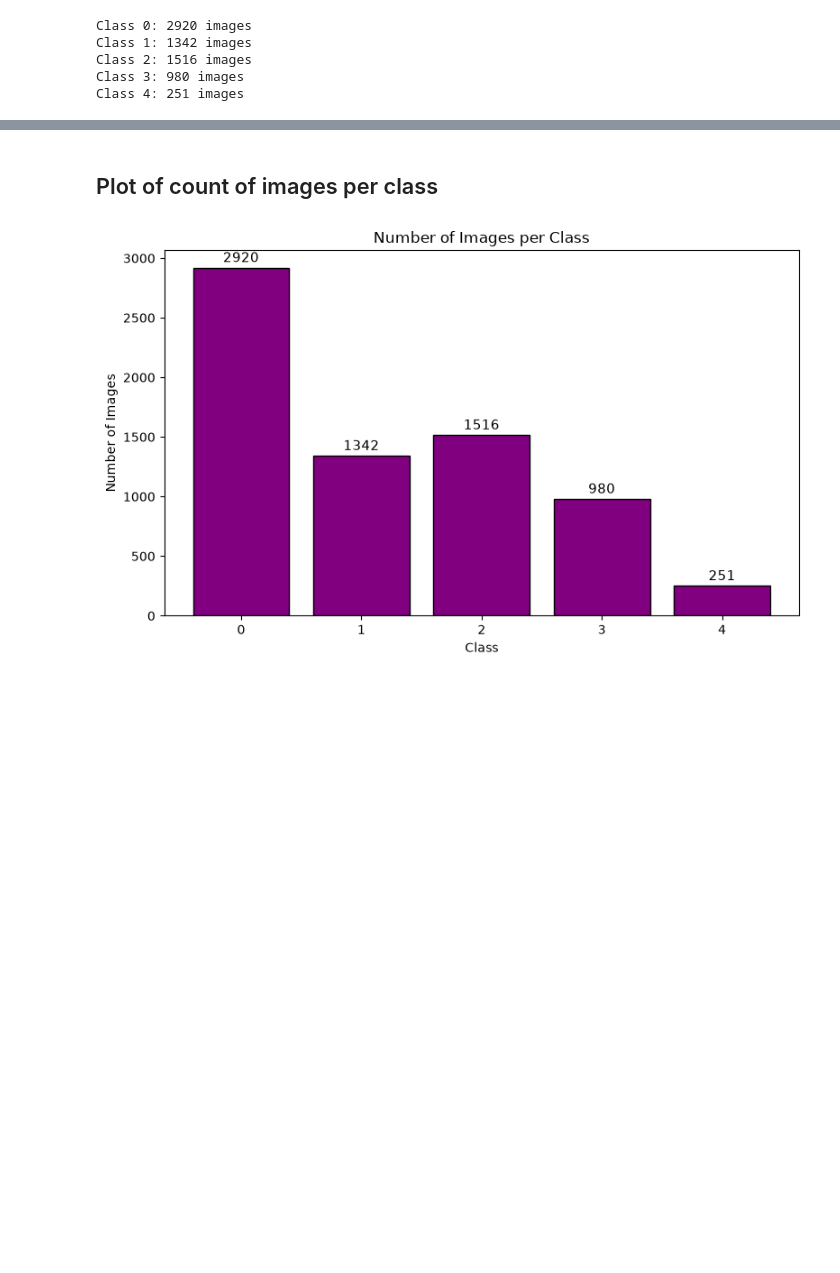
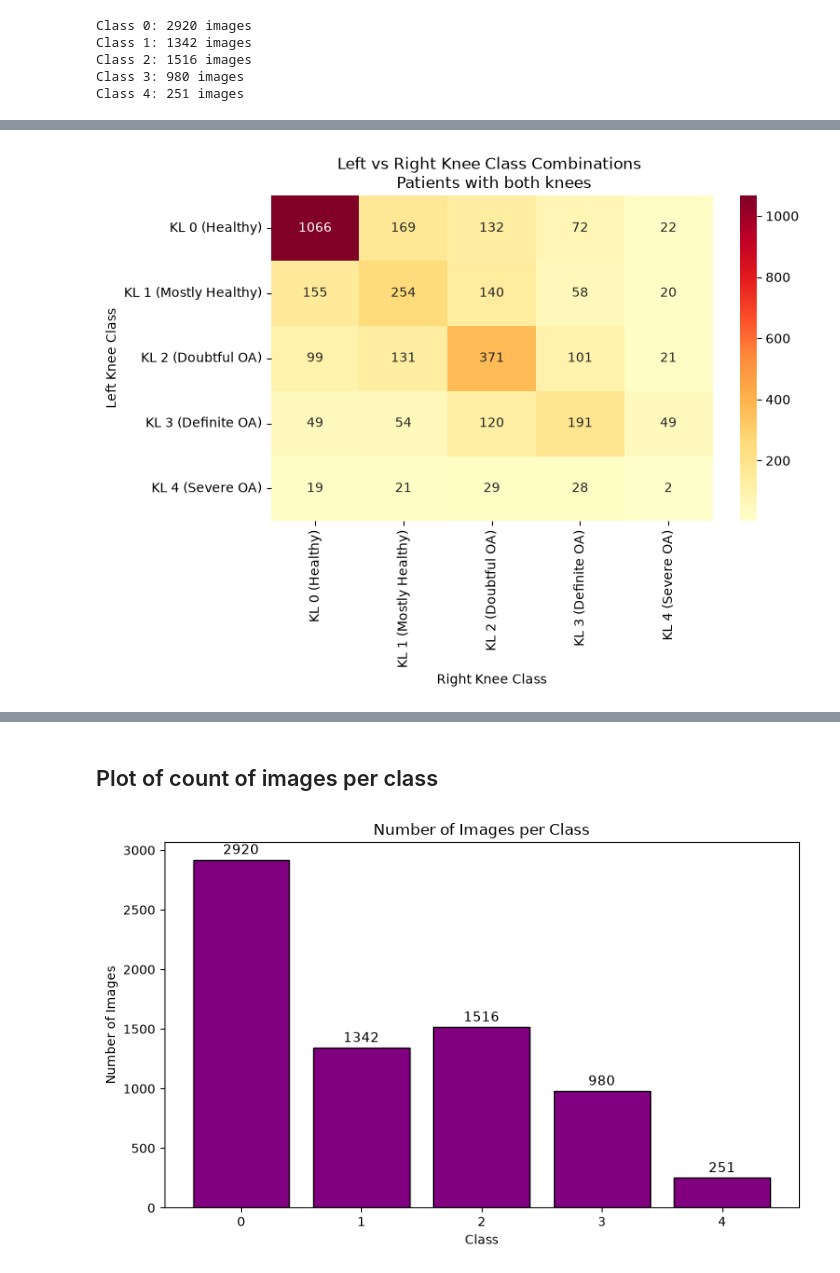
Before and after one commit to mikakia/knee_osteo, a Jupyter notebook: notebooks/eda.ipynb, the cells around one changed output, grey strips where cells are left out. Saved outputs shown, nothing was run; the diff lists cells and outputs as text; code cells hidden in the pictures; blank space fills up the shorter version.

```diff
--- a/notebooks/eda.ipynb
+++ b/notebooks/eda.ipynb
@@ -63,0 +228,25 @@ torch.Size([3, 224, 224])
+# %%
+# Patients with BOTH knees imaged
+both_knees = {pid: knees for pid, knees in patient_knees.items() if 'L' in knees and 'R' in knees}
+print(f"Patients with both knees imaged: {len(both_knees)}")
+
+# Among those, how many have BOTH knees healthy (KL0)
+both_healthy = {pid: k for pid, k in both_knees.items() if k['L'] == 0 and k['R'] == 0}
+print(f"Patients with BOTH knees healthy (KL0): {len(both_healthy)}")
+
+# How many have AT LEAST ONE healthy knee (but maybe not both)
+at_least_one_healthy = {pid: k for pid, k in both_knees.items() if k['L'] == 0 or k['R'] == 0}
+print(f"Patients with AT LEAST ONE healthy knee: {len(at_least_one_healthy)}")
+
+# How many have ONE healthy knee and ONE knee with OA (asymmetric)
+one_healthy_one_oa = {pid: k for pid, k in both_knees.items()
+                       if (k['L'] == 0 and k['R'] != 0) or (k['R'] == 0 and k['L'] != 0)}
+print(f"Patients with one healthy knee and one knee with OA: {len(one_healthy_one_oa)}")
+
+# How many have BOTH knees with the SAME class (any class, not just healthy)
+same_class = {pid: k for pid, k in both_knees.items() if k['L'] == k['R']}
+print(f"Patients with both knees in the SAME class: {len(same_class)}")
+
+# How many have knees in DIFFERENT classes
+different_class = {pid: k for pid, k in both_knees.items() if k['L'] != k['R']}
+print(f"Patients with knees in DIFFERENT classes: {len(different_class)}")
@@ -63,0 +262,12 @@ torch.Size([3, 224, 224])
+# %%
+rows = []
+for pid, knees in both_knees.items():
+    rows.append({'patient_id': pid, 'left': knees['L'], 'right': knees['R']})
+
+df = pd.DataFrame(rows)
+
+crosstab = pd.crosstab(df['left'], df['right'])
+crosstab.index = [class_labels[i] for i in crosstab.index]
+crosstab.columns = [class_labels[i] for i in crosstab.columns]
+
+print(crosstab)
@@ -63,0 +295,10 @@ torch.Size([3, 224, 224])
+# %%
+plt.figure(figsize=(8, 6))
+sns.heatmap(crosstab, annot=True, fmt='d', cmap='YlOrRd')
+plt.title('Left vs Right Knee Class Combinations \n Patients with both knees')
+plt.xlabel('Right Knee Class')
+plt.ylabel('Left Knee Class')
+plt.tight_layout()
+plt.show()
+# %% [output]
+[figure, added]
```
Also changed, not shown: parts of 25 cells of this notebook.
